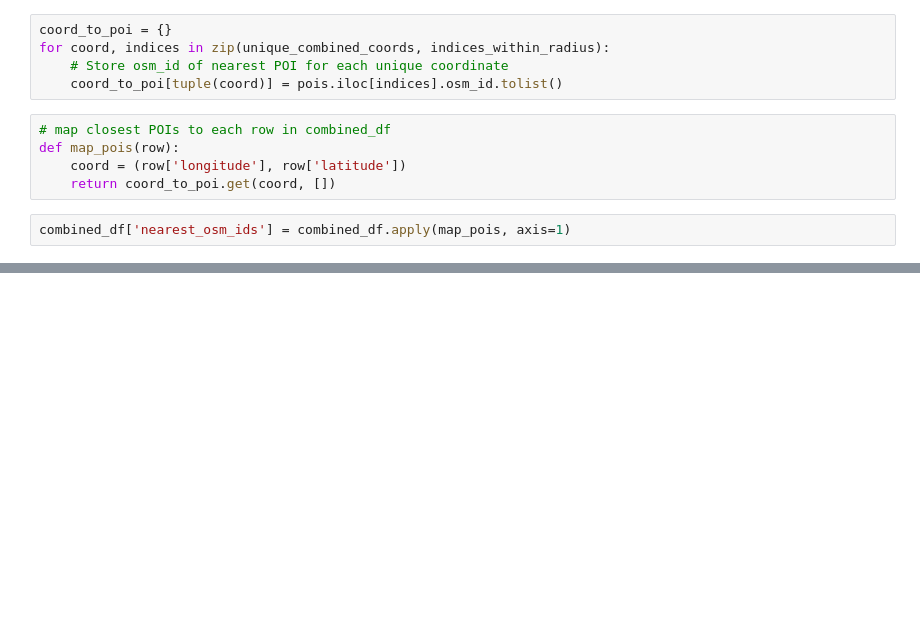
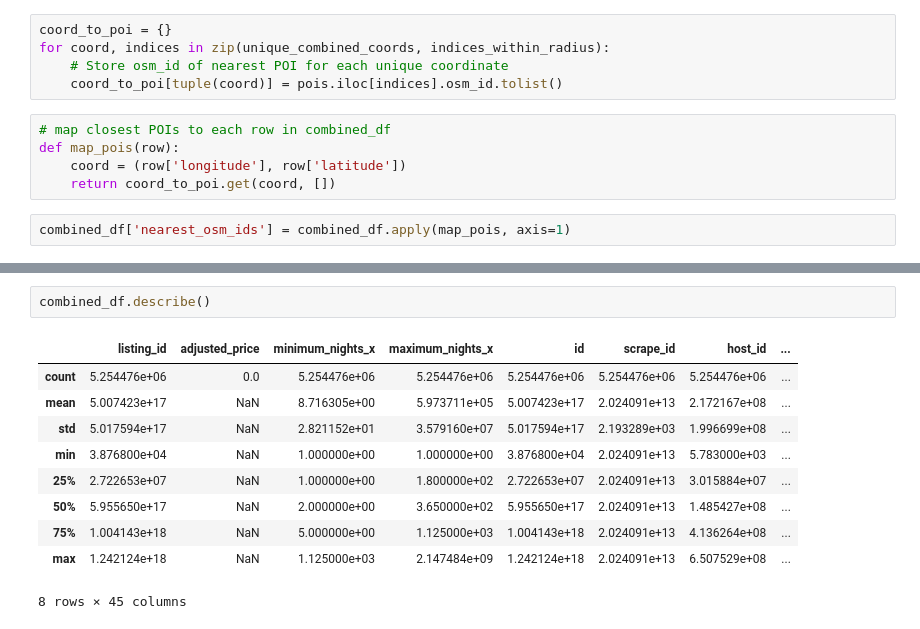
Before and after one commit to katerinadobrynina/DOPP, a Jupyter notebook: DOPP.ipynb, the cells around one changed output, grey strips where cells are left out. Saved outputs shown, nothing was run; the diff lists cells and outputs as text; blank space fills up the shorter version.

```diff
--- a/DOPP.ipynb
+++ b/DOPP.ipynb
@@ -193,0 +312,13 @@ combined_df
+# %%
+combined_df.describe()
+# %% [output]
+|  | listing_id | adjusted_price | minimum_nights_x | maximum_nights_x | id | scrape_id | host_id | ... |
+| count | 5.254476e+06 | 0.0 | 5.254476e+06 | 5.254476e+06 | 5.254476e+06 | 5.254476e+06 | 5.254476e+06 | ... |
+| mean | 5.007423e+17 | NaN | 8.716305e+00 | 5.973711e+05 | 5.007423e+17 | 2.024091e+13 | 2.172167e+08 | ... |
+| std | 5.017594e+17 | NaN | 2.821152e+01 | 3.579160e+07 | 5.017594e+17 | 2.193289e+03 | 1.996699e+08 | ... |
+| min | 3.876800e+04 | NaN | 1.000000e+00 | 1.000000e+00 | 3.876800e+04 | 2.024091e+13 | 5.783000e+03 | ... |
+| 25% | 2.722653e+07 | NaN | 1.000000e+00 | 1.800000e+02 | 2.722653e+07 | 2.024091e+13 | 3.015884e+07 | ... |
+| 50% | 5.955650e+17 | NaN | 2.000000e+00 | 3.650000e+02 | 5.955650e+17 | 2.024091e+13 | 1.485427e+08 | ... |
+| 75% | 1.004143e+18 | NaN | 5.000000e+00 | 1.125000e+03 | 1.004143e+18 | 2.024091e+13 | 4.136264e+08 | ... |
+| max | 1.242124e+18 | NaN | 1.125000e+03 | 2.147484e+09 | 1.242124e+18 | 2.024091e+13 | 6.507529e+08 | ... |
+8 rows × 45 columns
```
Also changed, not shown: parts of 29 cells of this notebook.
